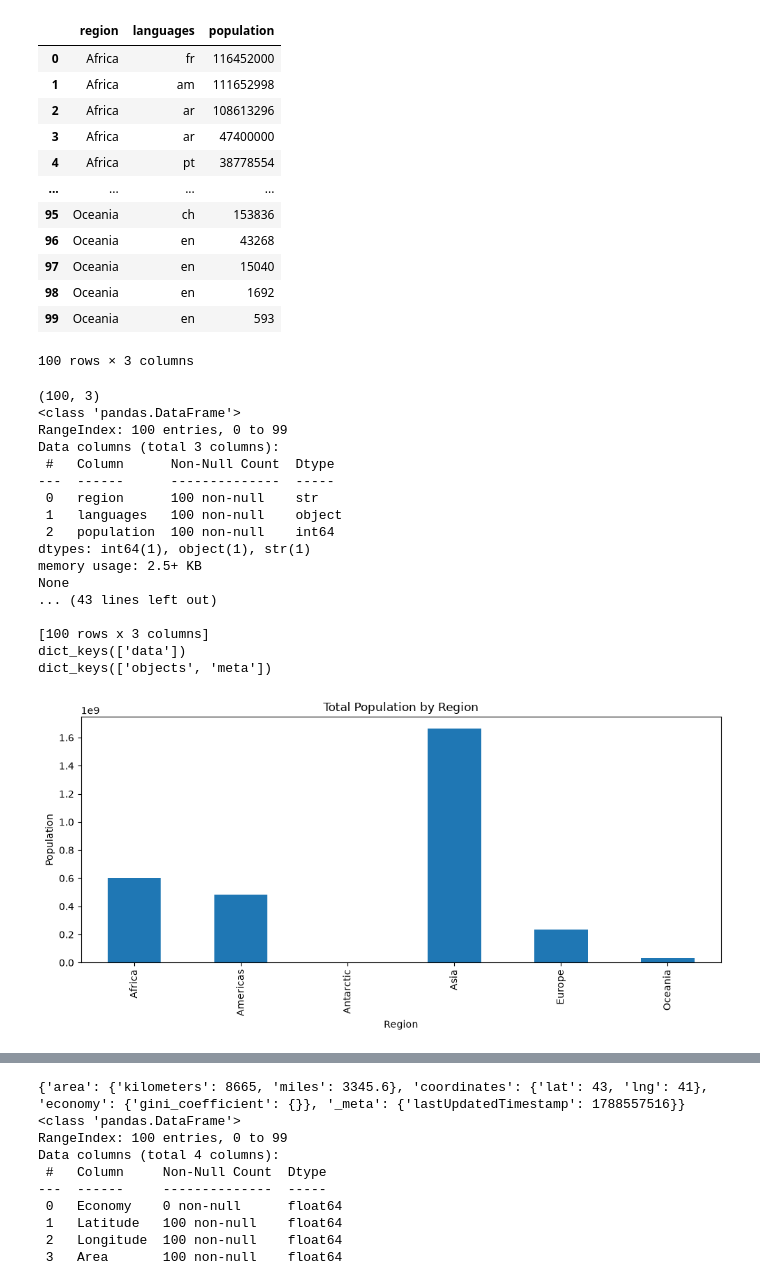
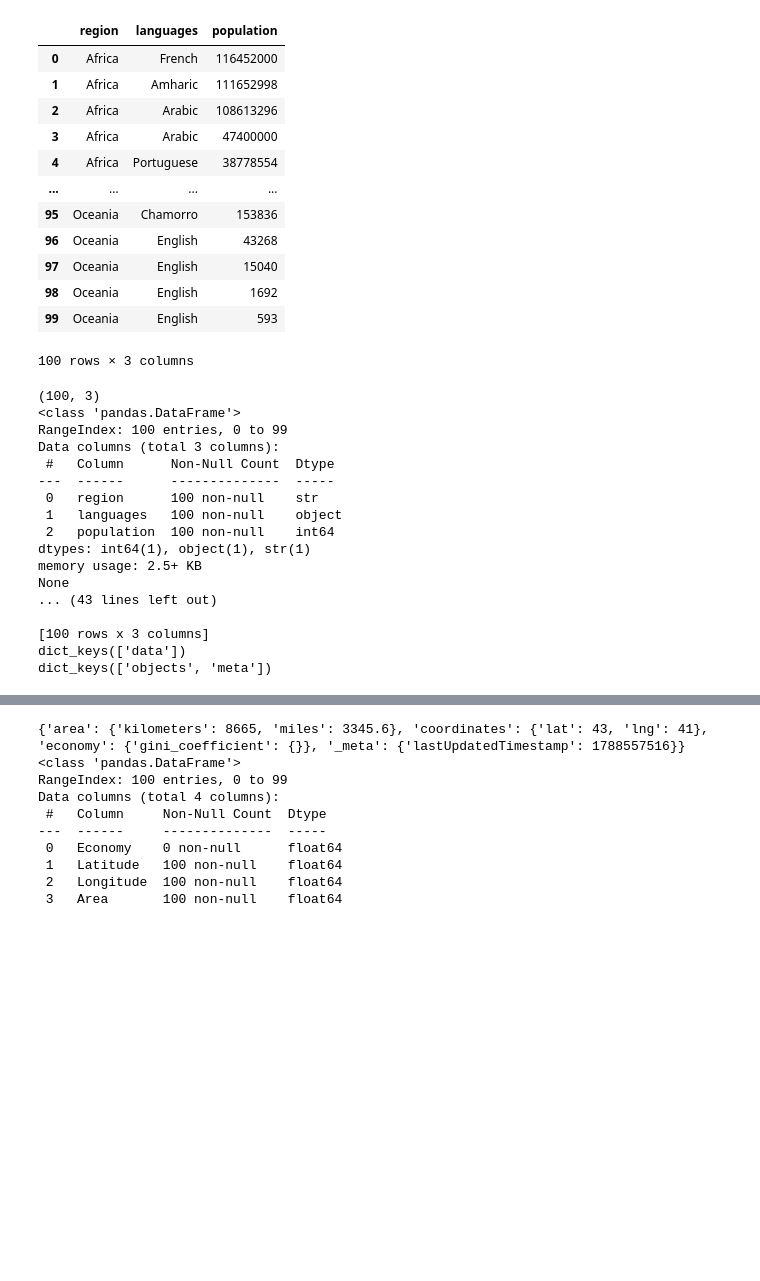
Before and after one commit to Tahtawy-1/DE-Project, a Jupyter notebook: Project/main.ipynb, the cells around one changed output, grey strips where cells are left out. Drawn from its saved outputs; the diff is of its cells as text; code cells hidden in the pictures; blank space fills up the shorter version.

```diff
--- a/Project/main.ipynb
+++ b/Project/main.ipynb
@@ -122,54 +122,53 @@ else:
 
 df = pd.DataFrame(data['data']['objects'])
 
-df['languages'] = df['languages'].str[0].str['bcp47']
+df['languages'] = df['languages'].str[0].str['name']
 df['languages'] = df['languages'].fillna('en')
 df = df.drop(columns=['_meta'])
 df = df.sort_values(by=['region', 'population'], ascending=[True, False])
 df = df.reset_index(drop=True)
 display(df.head(100))
-
 
 print(df.shape)
 print(df.info())
 print(df.isnull().sum())
 print(df.describe())
 print(df['region'].value_counts())
 print(df[['region', 'population']].duplicated().sum())
 print(df['population'].min())
 print(df['population'].max())
 print(df[df['population'] == 0])
 
 q1 = df['population'].quantile(0.25)
 q3 = df['population'].quantile(0.75)
 
 iqr =q1 - q3
 
 lower = q1 - 1.5 * iqr
 upper = q3 + 1.5 * iqr
 
 outliers = df[(df['population'] < lower) | (df['population'] > upper)]
 
 print("q1:", q1)
 print("q3:", q3)
 print("iqr:", iqr)
 print("outliers:", len(outliers))
 print(outliers)
 print(data.keys())
 print(data['data'].keys())
 # %% [output]
 |  | region | languages | population |
-| 0 | Africa | fr | 116452000 |
-| 1 | Africa | am | 111652998 |
-| 2 | Africa | ar | 108613296 |
-| 3 | Africa | ar | 47400000 |
-| 4 | Africa | pt | 38778554 |
+| 0 | Africa | French | 116452000 |
+| 1 | Africa | Amharic | 111652998 |
+| 2 | Africa | Arabic | 108613296 |
+| 3 | Africa | Arabic | 47400000 |
+| 4 | Africa | Portuguese | 38778554 |
 | ... | ... | ... | ... |
-| 95 | Oceania | ch | 153836 |
-| 96 | Oceania | en | 43268 |
-| 97 | Oceania | en | 15040 |
-| 98 | Oceania | en | 1692 |
-| 99 | Oceania | en | 593 |
+| 95 | Oceania | Chamorro | 153836 |
+| 96 | Oceania | English | 43268 |
+| 97 | Oceania | English | 15040 |
+| 98 | Oceania | English | 1692 |
+| 99 | Oceania | English | 593 |
 100 rows × 3 columns
 (100, 3)
 <class 'pandas.DataFrame'>
@@ -188,4 +187,3 @@ None
 [100 rows x 3 columns]
 dict_keys(['data'])
 dict_keys(['objects', 'meta'])
-[figure, removed]
```
Also changed, not shown: parts of 2 cells of this notebook, 6 other files.
